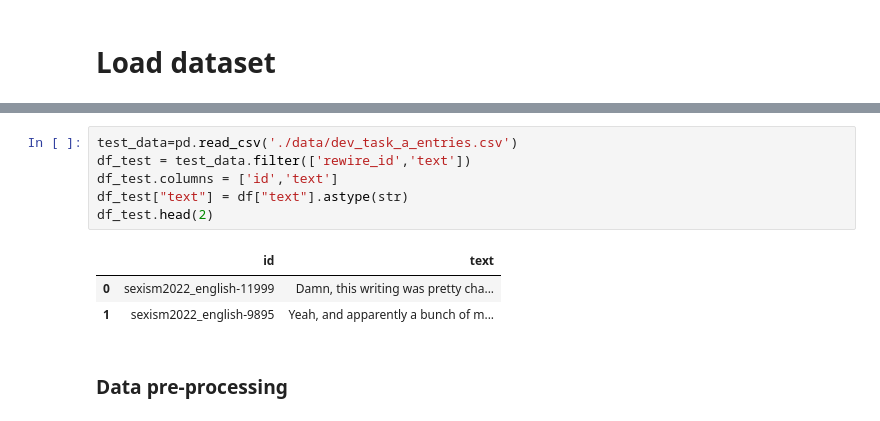
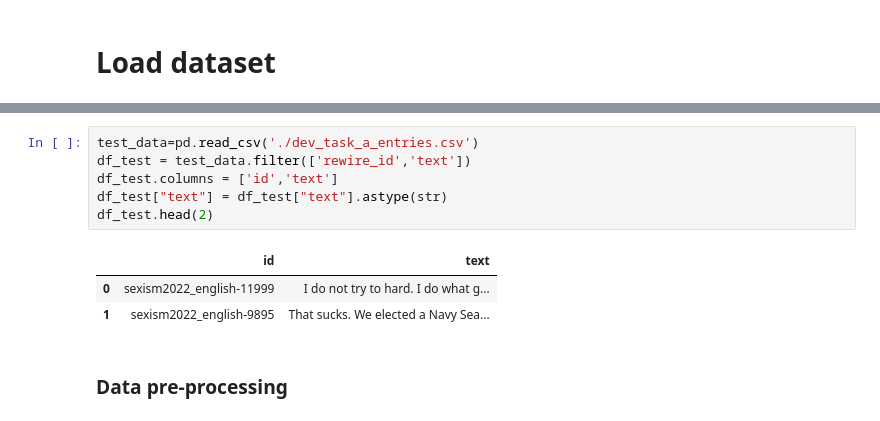
Before and after one commit to bnanik/Shared_Task_SemEval2023, a Jupyter notebook: SVM_Final_ReadyToSubmit.ipynb, the cells around one changed output, grey strips where cells are left out. Cells and saved outputs as stored; diff of their text form.

```diff
--- a/SVM_Final_ReadyToSubmit.ipynb
+++ b/SVM_Final_ReadyToSubmit.ipynb
@@ -95,15 +90,15 @@ df.head(2)
 | 0 | Damn, this writing was pretty cha... | not sexist |
 | 1 | Yeah, and apparently a bunch of m... | not sexist |
 # %%
-test_data=pd.read_csv('./data/dev_task_a_entries.csv')
+test_data=pd.read_csv('./dev_task_a_entries.csv')
 df_test = test_data.filter(['rewire_id','text'])
 df_test.columns = ['id','text']
-df_test["text"] = df["text"].astype(str)
+df_test["text"] = df_test["text"].astype(str)
 df_test.head(2)
 # %% [output]
 |  | id | text |
-| 0 | sexism2022_english-11999 | Damn, this writing was pretty cha... |
-| 1 | sexism2022_english-9895 | Yeah, and apparently a bunch of m... |
+| 0 | sexism2022_english-11999 | I do not try to hard. I do what g... |
+| 1 | sexism2022_english-9895 | That sucks. We elected a Navy Sea... |
 # %% [markdown]
 ### Data pre-processing
 # %%
```
Also changed, not shown: parts of 16 cells of this notebook.
